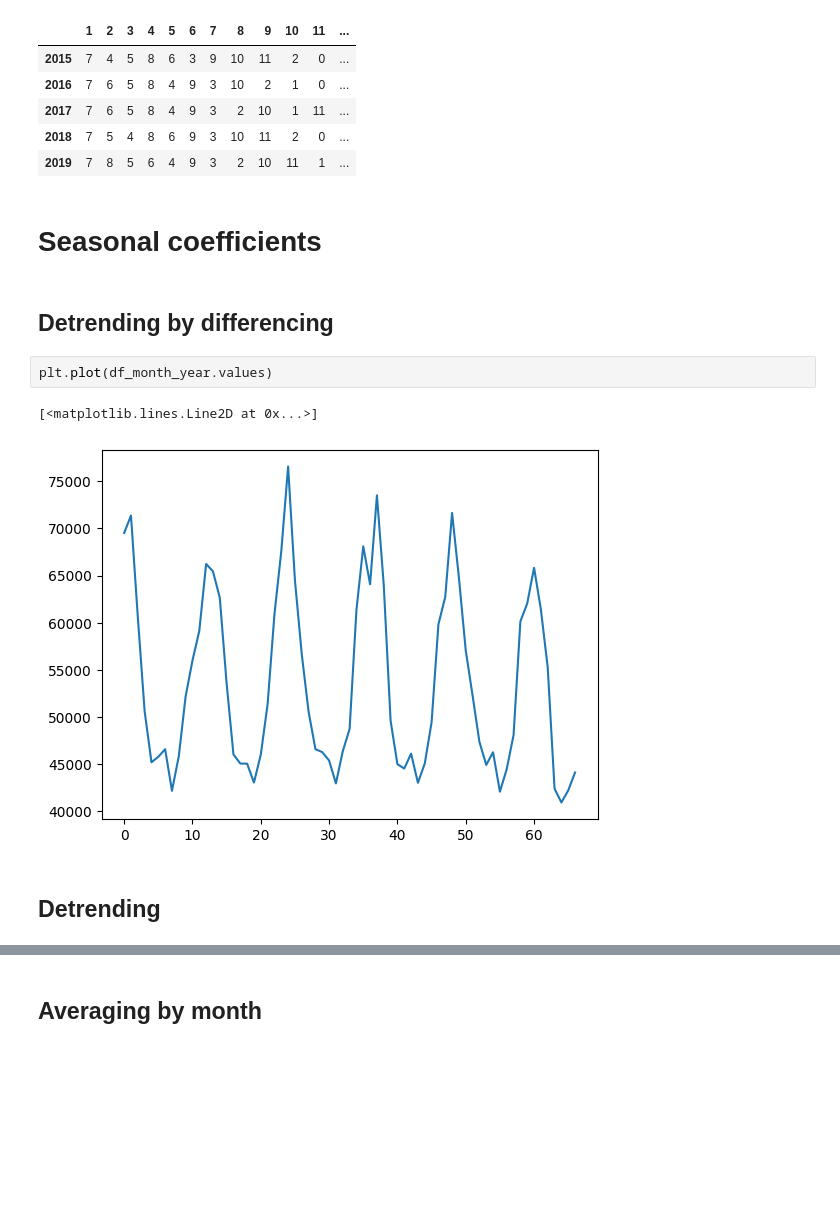
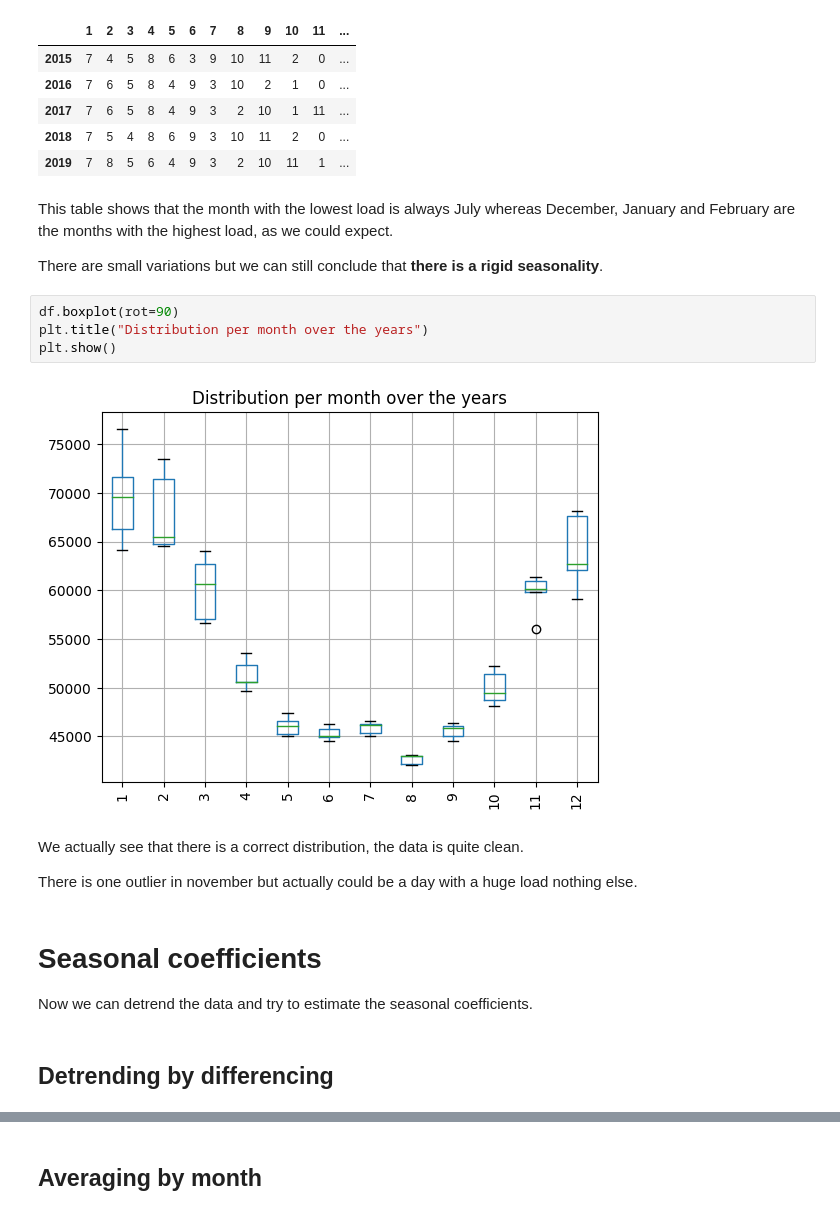
Before and after one commit to RPegoud/TimeSeries, a Jupyter notebook: TimeSeries_Mat_Ryan.ipynb, the cells around one changed output, grey strips where cells are left out. Drawn from its saved outputs; the diff is of its cells as text; blank space fills up the shorter version.

```diff
--- a/TimeSeries.ipynb
+++ b/TimeSeries_Mat_Ryan.ipynb
@@ -182,14 +190,23 @@ df_BBT
 | 2017 | 7 | 6 | 5 | 8 | 4 | 9 | 3 | 2 | 10 | 1 | 11 | ... |
 | 2018 | 7 | 5 | 4 | 8 | 6 | 9 | 3 | 10 | 11 | 2 | 0 | ... |
 | 2019 | 7 | 8 | 5 | 6 | 4 | 9 | 3 | 2 | 10 | 11 | 1 | ... |
-# %% [markdown]
-# **Seasonal coefficients**
+# %% [markdown]
+This table shows that the month with the lowest load is always July whereas December, January and February are the months with the highest load, as we could expect.
+
+There are small variations but we can still conclude that __there is a rigid seasonality__.
+# %%
+df.boxplot(rot=90)
+plt.title("Distribution per month over the years")
+plt.show()
+# %% [output]
+[figure, added]
+# %% [markdown]
+We actually see that there is a correct distribution, the data is quite clean.
+
+There is one outlier in november but actually could be a day with a huge load nothing else.
+# %% [markdown]
+# **Seasonal coefficients**
+
+Now we can detrend the data and try to estimate the seasonal coefficients.
 # %% [markdown]
 ## **Detrending by differencing**
-# %%
-plt.plot(df_month_year.values)
-# %% [output]
-[<matplotlib.lines.Line2D at 0x...>]
-[figure, removed]
-# %% [markdown]
-## Detrending
```
Also changed, not shown: parts of 22 cells of this notebook.
